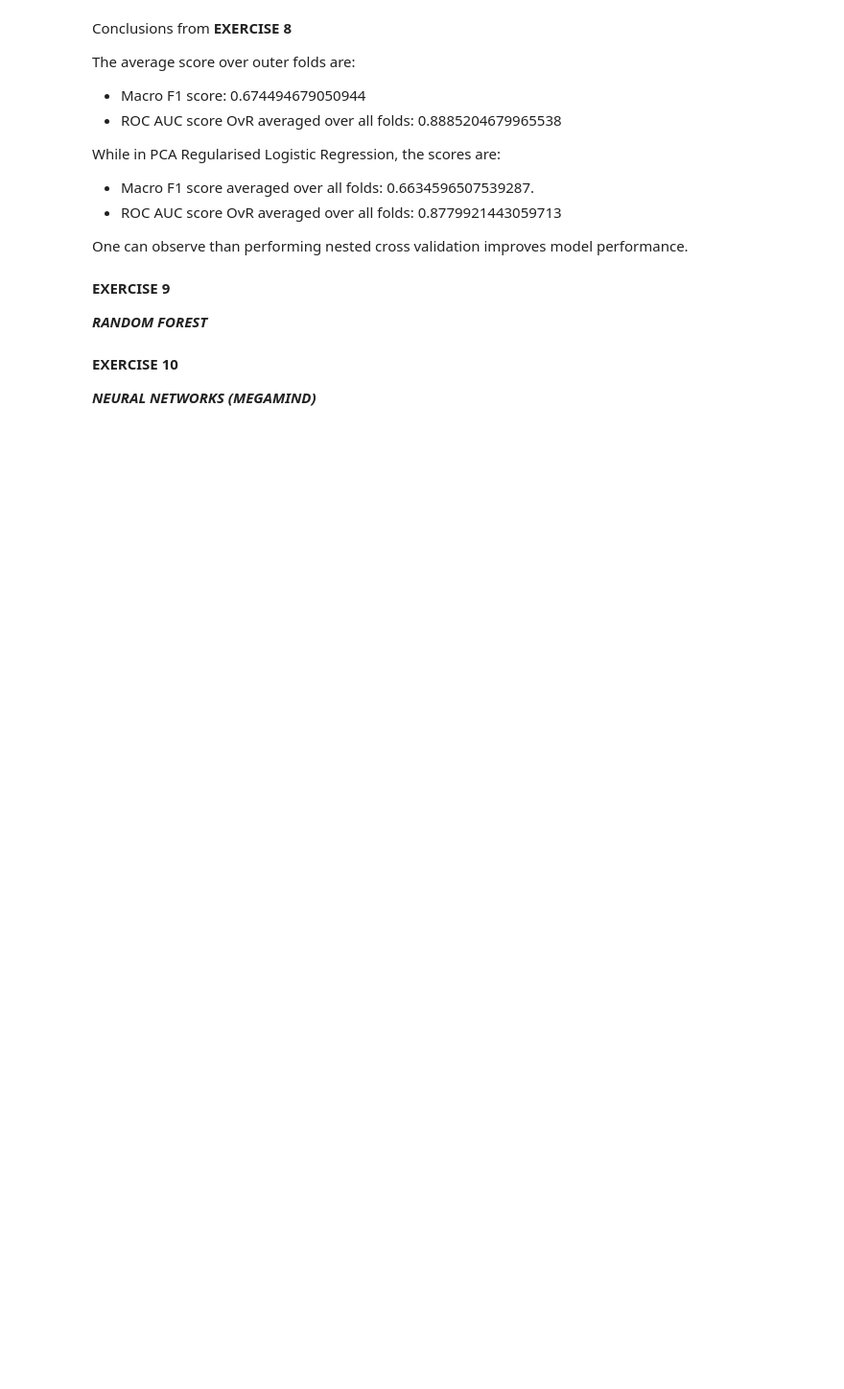
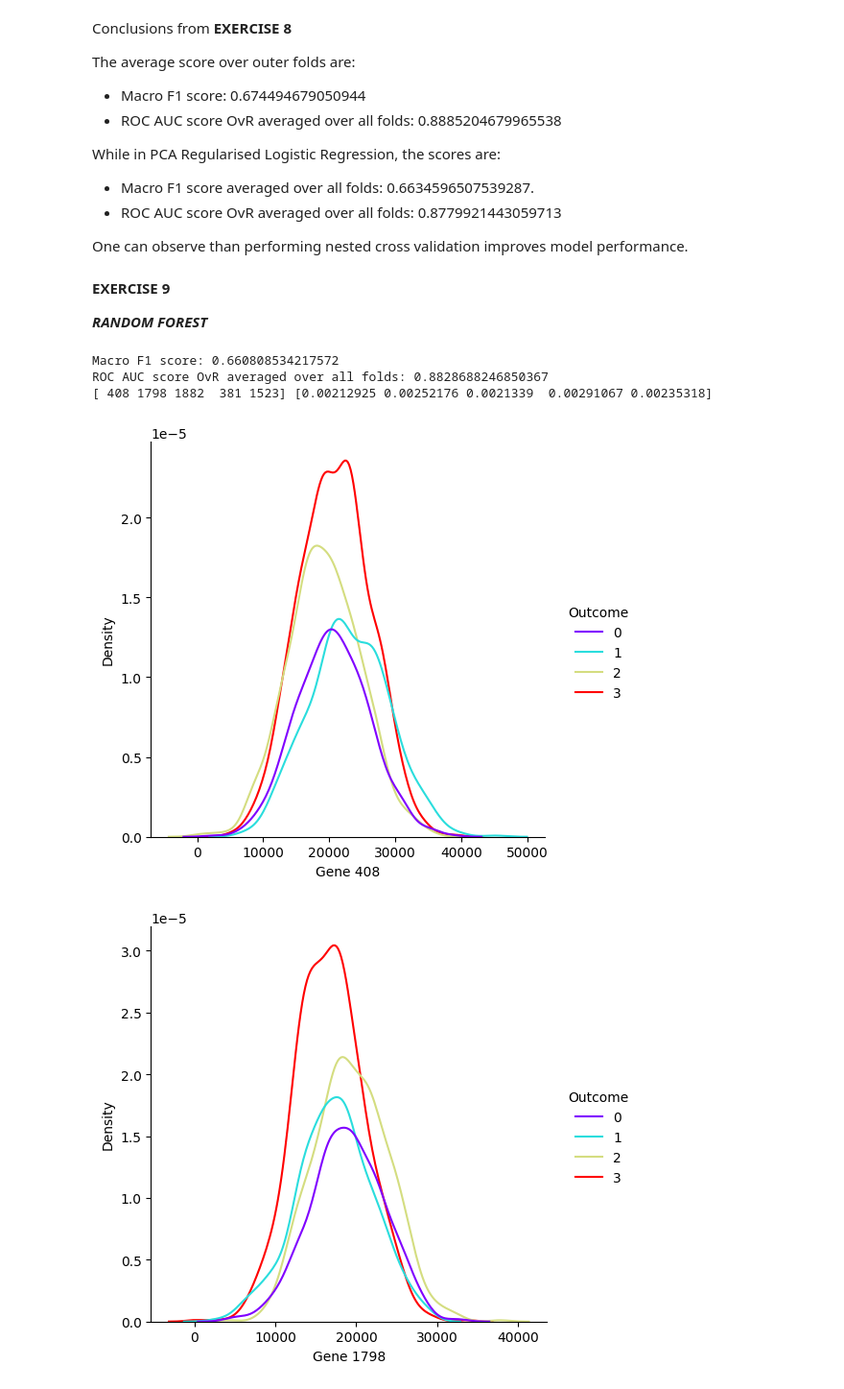
Before and after one commit to manuayllon00/BMLMProject, a Jupyter notebook: project..ipynb, the cells around one changed output. Shown: that part at 96% size. Saved outputs shown, nothing was run; the diff lists cells and outputs as text; code cells hidden in the pictures; blank space fills up the shorter version.

```diff
--- a/project..ipynb
+++ b/project..ipynb
@@ -576,7 +594,55 @@ One can observe than performing nested cross validation improves model performan
 **EXERCISE 9**
 
 ***RANDOM FOREST***
-# %% [markdown]
-**EXERCISE 10**
-
-***NEURAL NETWORKS (MEGAMIND)***
+# %%
+from sklearn.ensemble import RandomForestClassifier
+
+# Create a pipeline for Random Forest classifier
+RF_pipes = Pipeline([
+    ("simpleImputer", SimpleImputer(missing_values=np.nan, strategy='mean')),  # Impute missing values with mean
+    ("randomForest", RandomForestClassifier(n_estimators=250))  # Random Forest classifier with 250 estimators
+])
+
+# Perform cross-validation with Random Forest pipeline
+cv_RF = cross_validate(RF_pipes, X, y, cv=10, scoring=('f1_macro', 'roc_auc_ovr'),
+                       return_train_score=True, return_estimator=True)
+
+# Print mean macro F1 score
+print(f'Macro F1 score: {nested_test_score["test_f1_macro"].mean()}')
+
+# Print mean ROC AUC score for one-vs-rest classification
+print(f'ROC AUC score OvR averaged over all folds: {nested_test_score["test_roc_auc_ovr"].mean()}')
+
+# Create a pipeline for Random Forest classifier for predictions
+pipeRF_predictions = Pipeline([
+    ("simpleImputer", SimpleImputer(missing_values=np.nan, strategy='mean')),  # Impute missing values with mean
+    ("randomForest", RandomForestClassifier(n_estimators=250))  # Random Forest classifier with 250 estimators
+])
+
+# Fit the Random Forest pipeline to the entire dataset
+pipeRF_predictions.fit(X, y)
+
+# Get feature importances from the trained Random Forest classifier
+importances = pipeRF_predictions["randomForest"].feature_importances_
+
+# Calculate the maximum feature importance
+importances.max()
+
+# Get indices of top 5 features with highest importances
+ind = np.argpartition(importances, -5)[-5:]
+
+# Extract top 5 feature importances
+top5 = importances[ind]
+
+# Print indices and corresponding top 5 feature importances
+print(ind+1, top5)
+
+# Generate KDE plots for top 5 features
+for i in ind:
+    sns.displot(data=df_train, x=f'Gene {i+1}', hue="Outcome", kind="kde", palette='rainbow')
+# %% [output]
+Macro F1 score: 0.660808534217572
+ROC AUC score OvR averaged over all folds: 0.8828688246850367
+[ 408 1798 1882  381 1523] [0.00212925 0.00252176 0.0021339  0.00291067 0.00235318]
+[figure, added]
+[figure, added]
```
Also changed, not shown: parts of 4 cells of this notebook, 2 other files.
